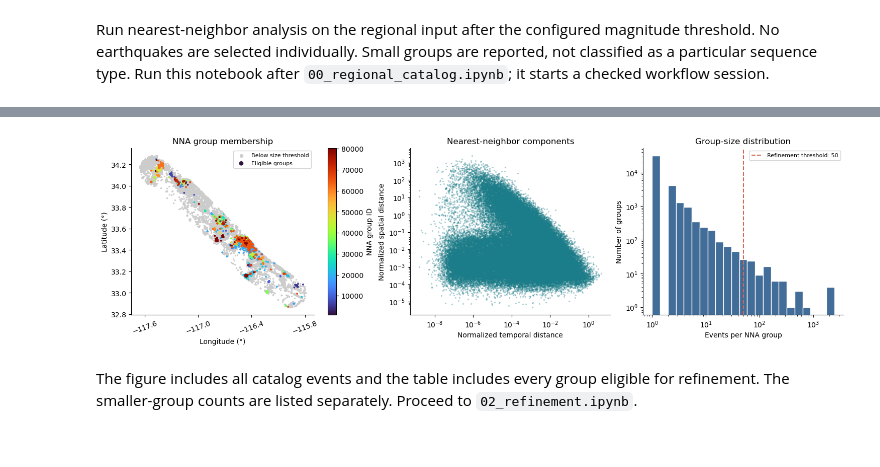
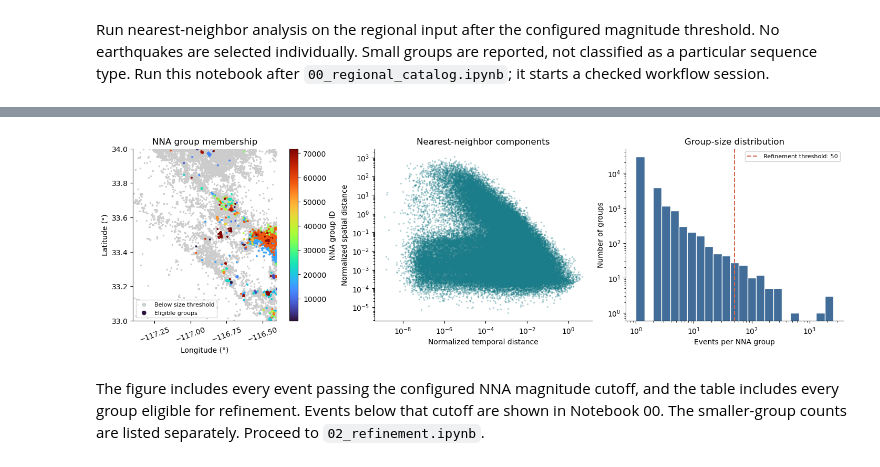
Before and after one commit to xcui1997/ASPECT, a Jupyter notebook: notebooks/01_nna.ipynb, the cells around one changed output, grey strips where cells are left out. Drawn from its saved outputs; the diff is of its cells as text; code cells hidden in the pictures.

```diff
--- a/notebooks/01_nna.ipynb
+++ b/notebooks/01_nna.ipynb
@@ -71,25 +70,27 @@ Events in smaller groups: 60,848
 # %%
 eligible_ids = groups.index[groups.eligible_for_refinement]
 eligible = nna.cluster_id.isin(eligible_ids)
 fig, ax = plt.subplots(1, 3, figsize=(15, 4.2), constrained_layout=True)
 ax[0].scatter(nna.loc[~eligible, "lon"], nna.loc[~eligible, "lat"], s=2, color=".8", rasterized=True, label="Below size threshold")
 sc = ax[0].scatter(nna.loc[eligible, "lon"], nna.loc[eligible, "lat"], c=nna.loc[eligible, "cluster_id"], s=3, cmap="turbo", rasterized=True, label="Eligible groups")
 ax[0].set(xlabel="Longitude (°)", ylabel="Latitude (°)", title="NNA group membership")
+ax[0].set_xlim(-117.4, -116.4)
+ax[0].set_ylim(33.0, 34.0)
 ax[0].set_aspect(1 / np.cos(np.deg2rad(nna.lat.mean())))
 ax[0].xaxis.set_major_locator(plt.MaxNLocator(4))
 ax[0].tick_params(axis="x", rotation=20)
 ax[0].legend(fontsize=8, markerscale=3)
 fig.colorbar(sc, ax=ax[0], label="NNA group ID")
 valid = nna.TN.gt(0) & nna.RN.gt(0)
 ax[1].scatter(nna.loc[valid, "TN"], nna.loc[valid, "RN"], s=2, color="#1b7d89", alpha=.25, rasterized=True)
 ax[1].set(xscale="log", yscale="log", xlabel="Normalized temporal distance", ylabel="Normalized spatial distance", title="Nearest-neighbor components")
 sizes = groups.n_events.to_numpy()
 bins = np.geomspace(1, max(2, sizes.max() + 1), 24)
 ax[2].hist(sizes, bins=bins, color="#416d98", edgecolor="white")
 ax[2].axvline(minimum, color="#d86751", ls="--", label=f"Refinement threshold: {minimum}")
 ax[2].set(xscale="log", yscale="log", xlabel="Events per NNA group", ylabel="Number of groups", title="Group-size distribution")
 ax[2].legend(fontsize=8); plt.show()
 # %% [output]
-[figure, old version]
+[figure, new version]
 # %% [markdown]
-The figure includes all catalog events and the table includes every group eligible for refinement. The smaller-group counts are listed separately. Proceed to `02_refinement.ipynb`.
+The figure includes every event passing the configured NNA magnitude cutoff, and the table includes every group eligible for refinement. Events below that cutoff are shown in Notebook 00. The smaller-group counts are listed separately. Proceed to `02_refinement.ipynb`.
```
Also changed, not shown: parts of 1 cell of this notebook, 9 other files.
